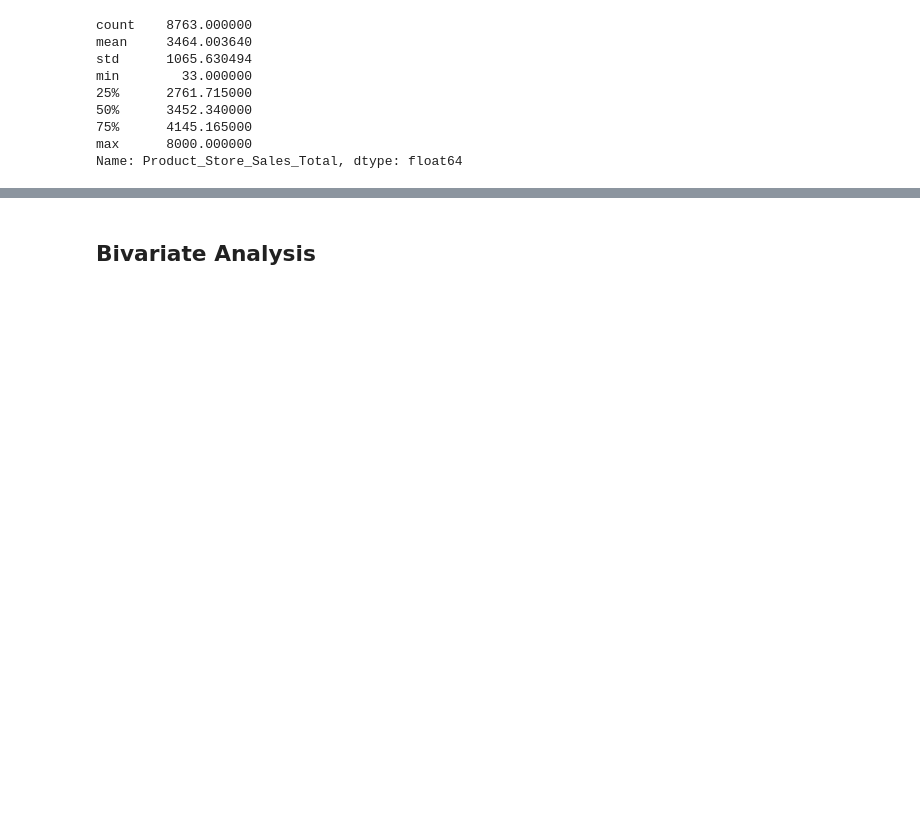
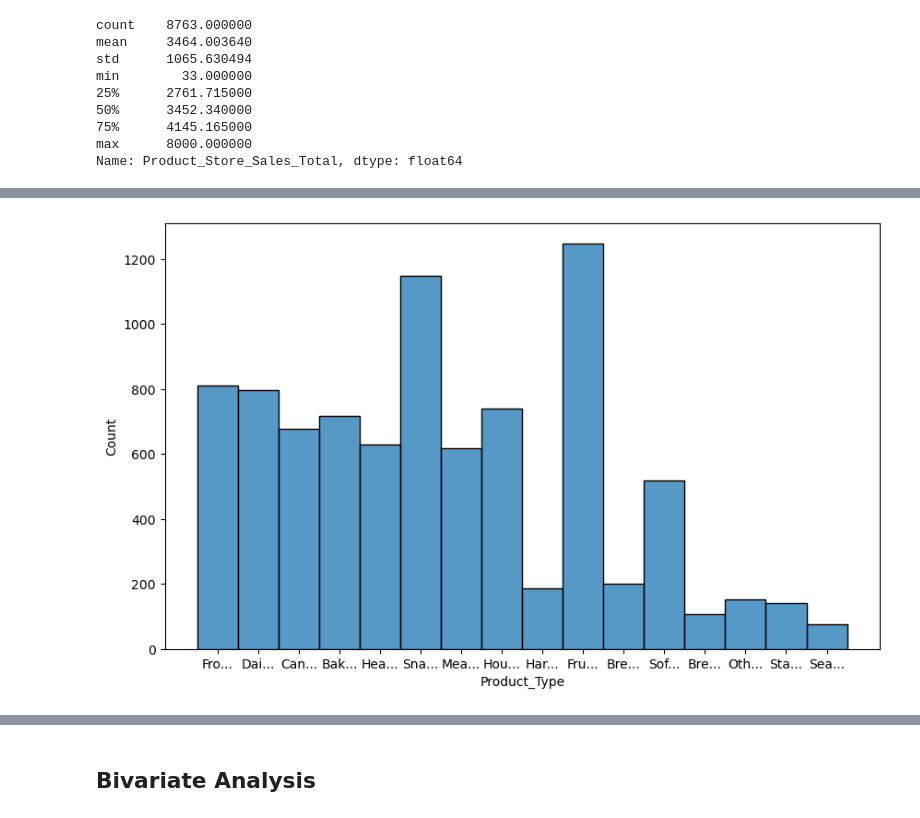
Before and after one commit to apgt60/vscode-python-test, a Jupyter notebook: project07/Full_Code_SuperKart_Model_Deployment_Notebook_[Updated].ipynb, the cells around one changed output, grey strips where cells are left out. Drawn from its saved outputs; the diff is of its cells as text; code cells hidden in the pictures; blank space fills up the shorter version.

```diff
--- a/project07/Full_Code_SuperKart_Model_Deployment_Notebook_[Updated].ipynb
+++ b/project07/Full_Code_SuperKart_Model_Deployment_Notebook_[Updated].ipynb
@@ -359,0 +325,12 @@ sns.histplot(df[target]);
+# %%
+# Check the distribution of the numeric variable sugar content
+plt.figure(figsize=(10, 6))
+ax = sns.histplot(df[categorical_features[1]])
+
+# Truncate labels to first 3 characters
+labels = [label.get_text()[:3] + '...' if len(label.get_text()) > 3 else label.get_text()
+          for label in ax.get_xticklabels()]
+ax.set_xticklabels(labels)
+plt.show()
+# %% [output]
+[figure, added]
```
Also changed, not shown: parts of 24 cells of this notebook.
